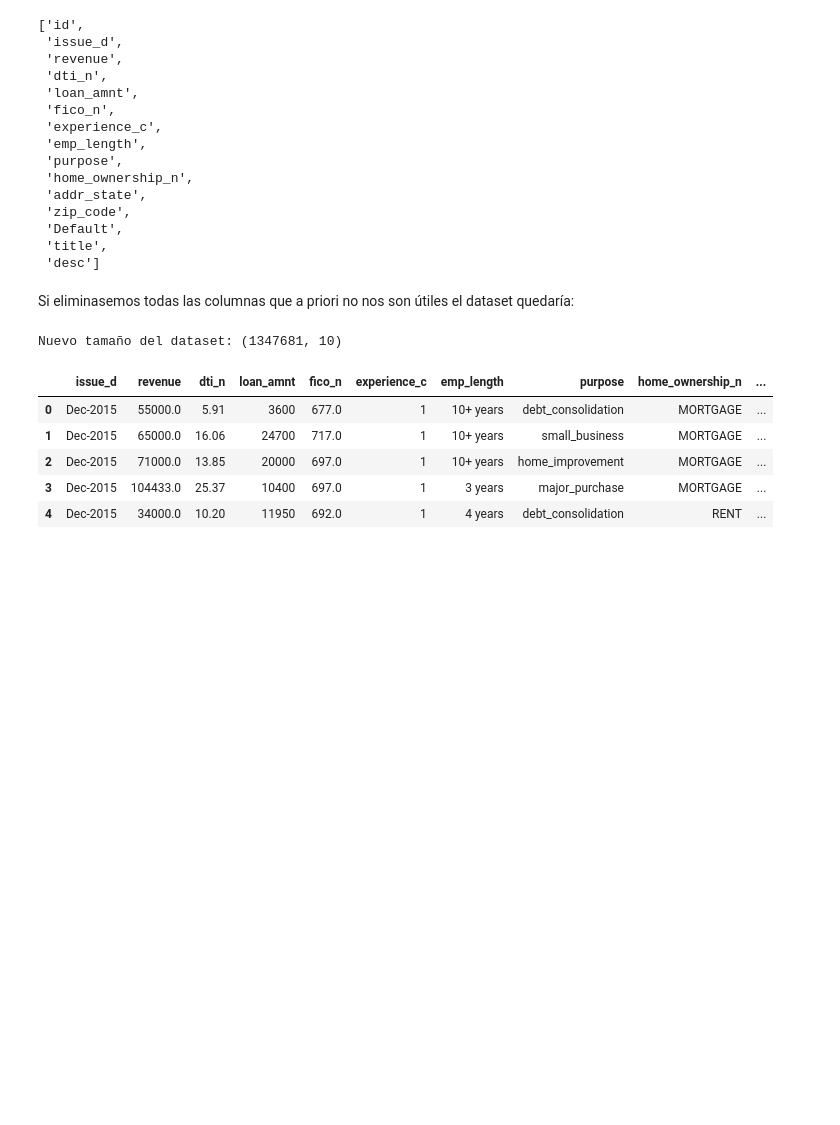
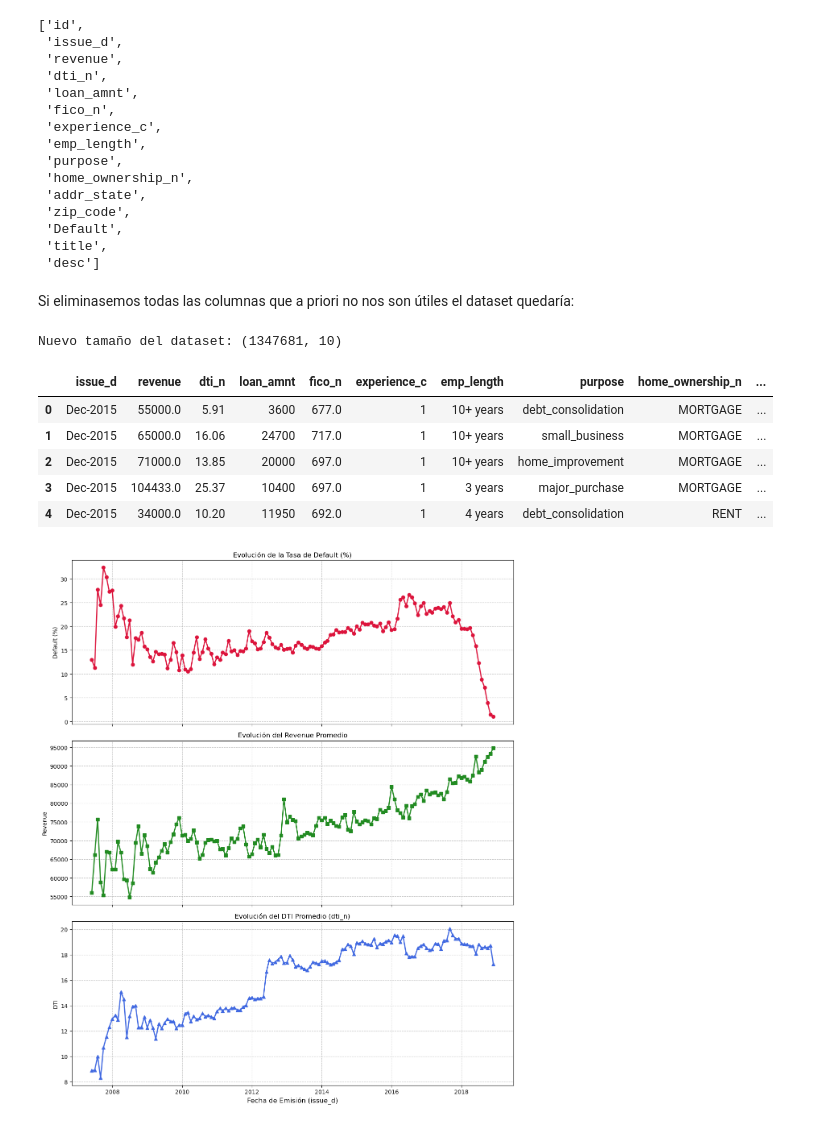
Before and after one commit to Iberasa3/Cobalto, a Jupyter notebook: notebooks/Lab.ipynb, the cells around one changed output. Drawn from its saved outputs; the diff is of its cells as text; code cells hidden in the pictures; blank space fills up the shorter version.

```diff
--- a/notebooks/Lab.ipynb
+++ b/notebooks/Lab.ipynb
@@ -136,3 +136,44 @@ Nuevo tamaño del dataset: (1347681, 10)
 | 2 | Dec-2015 | 71000.0 | 13.85 | 20000 | 697.0 | 1 | 10+ years | home_improvement | MORTGAGE | ... |
 | 3 | Dec-2015 | 104433.0 | 25.37 | 10400 | 697.0 | 1 | 3 years | major_purchase | MORTGAGE | ... |
 | 4 | Dec-2015 | 34000.0 | 10.20 | 11950 | 692.0 | 1 | 4 years | debt_consolidation | RENT | ... |
+# %%
+import matplotlib.pyplot as plt
+import pandas as pd
+
+# Por si acaso, nos aseguramos de que la fecha esté en el formato correcto
+df['issue_d'] = pd.to_datetime(df['issue_d'])
+
+# Creamos la "tabla de gráficos": 3 filas (nrows=3), 1 columna (ncols=1)
+# sharex=True hace que solo el gráfico de abajo tenga las etiquetas de los meses, limpiando la vista
+fig, axes = plt.subplots(nrows=3, ncols=1, figsize=(12, 14), sharex=True)
+
+# --- 1. Gráfico: Evolución del Default ---
+tasa_default = df.groupby('issue_d')['Default'].mean() * 100
+axes[0].plot(tasa_default.index, tasa_default.values, color='crimson', marker='o', linewidth=2)
+axes[0].set_title('Evolución de la Tasa de Default (%)', fontsize=12)
+axes[0].set_ylabel('Default (%)')
+axes[0].grid(True, linestyle='--', alpha=0.7)
+
+# --- 2. Gráfico: Evolución del Revenue ---
+# Nota: Usamos .mean() para ver el promedio mensual. Si prefieres ver el total sumado, usa .sum()
+evolucion_revenue = df.groupby('issue_d')['revenue'].mean()
+axes[1].plot(evolucion_revenue.index, evolucion_revenue.values, color='forestgreen', marker='s', linewidth=2)
+axes[1].set_title('Evolución del Revenue Promedio', fontsize=12)
+axes[1].set_ylabel('Revenue')
+axes[1].grid(True, linestyle='--', alpha=0.7)
+
+# --- 3. Gráfico: Evolución de dti_n ---
+evolucion_dti = df.groupby('issue_d')['dti_n'].mean()
+axes[2].plot(evolucion_dti.index, evolucion_dti.values, color='royalblue', marker='^', linewidth=2)
+axes[2].set_title('Evolución del DTI Promedio (dti_n)', fontsize=12)
+axes[2].set_ylabel('DTI')
+axes[2].set_xlabel('Fecha de Emisión (issue_d)', fontsize=12)
+axes[2].grid(True, linestyle='--', alpha=0.7)
+
+# Ajustamos automáticamente los espacios para que los títulos no choquen entre sí
+plt.tight_layout()
+
+# Mostramos el resultado
+plt.show()
+# %% [output]
+[figure, added]
```
